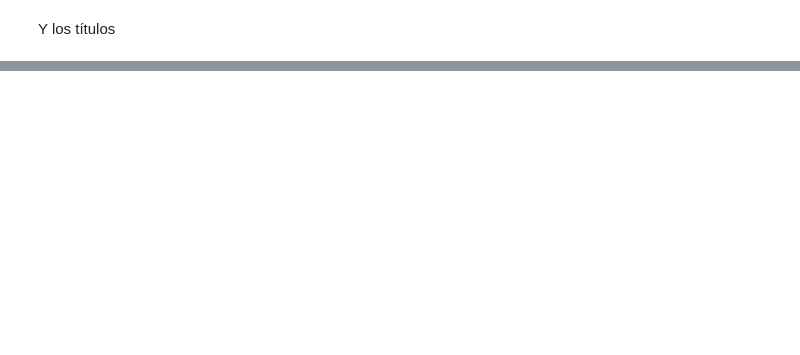
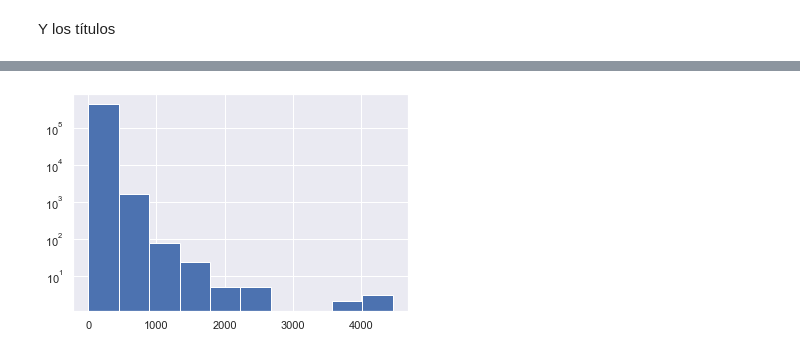
Before and after one commit to alseveso/AcamicaDS, a Jupyter notebook: Aplicaciones/Bitácoras 37 y 38/DS_Bitácora_37_SR_Prepro_y_EDA.ipynb, the cells around one changed output, grey strips where cells are left out. Cells and saved outputs as stored; diff of their text form; code cells hidden in the pictures; blank space fills up the shorter version.

```diff
--- a/Aplicaciones/Bitácoras 37 y 38/DS_Bitácora_37_SR_Prepro_y_EDA.ipynb
+++ b/Aplicaciones/Bitácoras 37 y 38/DS_Bitácora_37_SR_Prepro_y_EDA.ipynb
@@ -197,4 +275,4 @@ import gc #garbage collector
 # %%
-df1 = pd.read_csv('netflix-prize-data/combined_data_1_with_movie_id.csv', dtype={'Rating': np.int8, 'movie_id': np.int16})
+df1 = pd.read_csv('combined_data_1_with_movie_id.csv', dtype={'Rating': np.int8, 'movie_id': np.int16})
 print(df1.shape)
 df1.head()
@@ -207,0 +315,3 @@ df_title.head()
+# %%
+df1_by_users = df1.groupby(['User']).count()
+df1_by_users.head()
@@ -207,0 +326,5 @@ df_title.head()
+# %%
+plt.hist(df1_by_users.Rating, log= True)
+plt.show()
+# %% [output]
+[figure, added]
```
Also changed, not shown: parts of 46 cells of this notebook, 3 other files.
